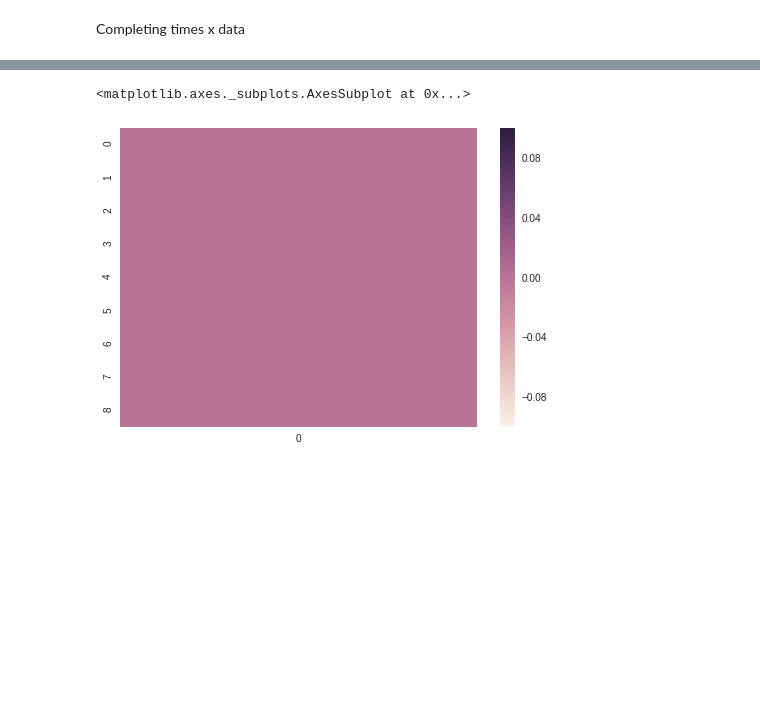
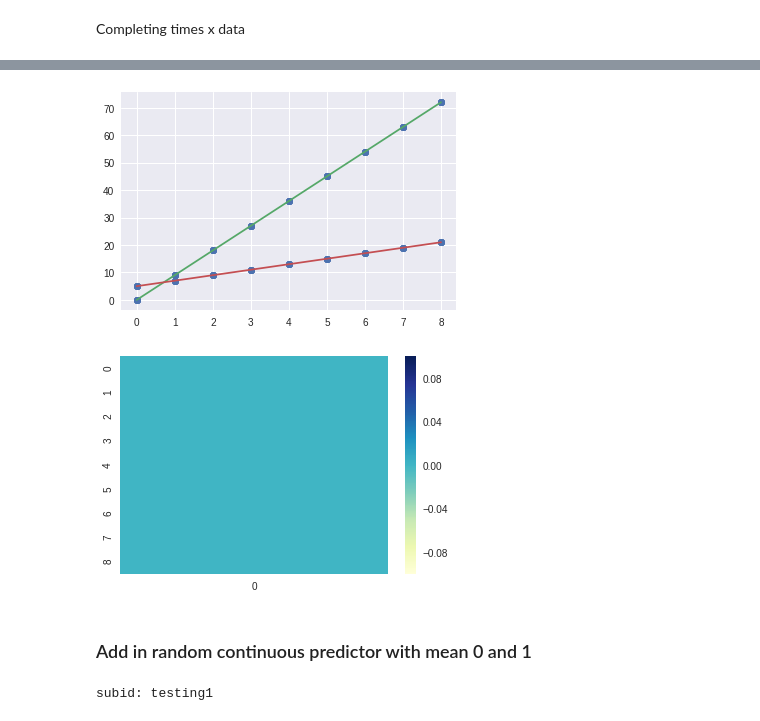
Before and after one commit to kutaslab/fitgrid, a Jupyter notebook: eegr/notebooks/simdata_tutorial.ipynb, the cells around one changed output, grey strips where cells are left out. Saved outputs shown, nothing was run; the diff lists cells and outputs as text; code cells hidden in the pictures; blank space fills up the shorter version.

```diff
--- a/eegr/notebooks/simdata_tutorial.ipynb
+++ b/eegr/notebooks/simdata_tutorial.ipynb
@@ -20,7 +29,7 @@ import seaborn as sns
 # %%
 epoch_p = (1,6)
 time_p = (0,9,1)
-cat_p = [(0,9),(2,10),(5,2)]
+cat_p = [(0,9),(5,2)]
 cont_p = [(0,1)]
 # %%
 sample_df = sd.df_gen(epoch_p=epoch_p, time_p=time_p, cat_p=cat_p, cont_p=cont_p)
@@ -29,4 +36,5 @@ sample_df;
 # %%
 times = sample_df.index.levels[sample_df.index.names.index('Time')].tolist()
-times = np.concatenate([np.tile(x,int(len(sample_df)/len(times))) for x in times])
+times_temp = np.concatenate([np.tile(x,len(set(sample_df.cat))) for x in times])
+times = np.tile(times_temp,len(sample_df.index.levels[sample_df.index.names.index('Epoch_idx')]))
 sample_df['times'] = times
@@ -38,7 +42,7 @@ Index(['cat', 'cont_1_range0,1', 'data', 'times'], dtype='object')
 #### making fit_grids
 # %%
 LHS = ["data"]
-RHS = "cat"
+RHS = "cat -1"
 fit_grids = fb.make_fit_table(sample_df,LHS,RHS)
 # %% [output]
 subid: testing1
@@ -133,5 +55,11 @@ sns.factorplot(x='times', y='data', col='cat', data=sample_df, kind='swarm')
-# %%
-sns.heatmap(fit_grids[0]['diag']['cooks_d'], annot=False, fmt="g")
-# %% [output]
-<matplotlib.axes._subplots.AxesSubplot at 0x...>
-[figure, removed]
+# %%
+line1 = [i[0] for x in range(fit_grids[0].shape[0])
+         for i in (fit_grids[0][x][0]['fit']['coef'])]
+line2 = [i[1] for x in range(fit_grids[0].shape[0])
+         for i in (fit_grids[0][x][0]['fit']['coef'])]
+# %%
+_ = plt.plot(sample_df['times'],sample_df['data'],'o',
+         np.unique(sample_df['times']), line1,
+         np.unique(sample_df['times']), line2)
+# %% [output]
+[figure, added]
@@ -137,0 +69,13 @@ sns.heatmap(fit_grids[0]['diag']['cooks_d'], annot=False, fmt="g")
+# %%
+_ = sns.heatmap(np.asarray(cooks_d).reshape((fit_grids[0].shape[0],1)),
+            cmap= "YlGnBu")
+# %% [output]
+[figure, added]
+# %% [markdown]
+### Add in random continuous predictor with mean 0 and 1
+# %%
+LHS = ["data"]
+RHS = "cat + cont_1_range0_1 -1"
+fit_grids = fb.make_fit_table(sample_df,LHS,RHS)
+# %% [output]
+subid: testing1
```
Also changed, not shown: parts of 52 cells of this notebook, 2 other files.
